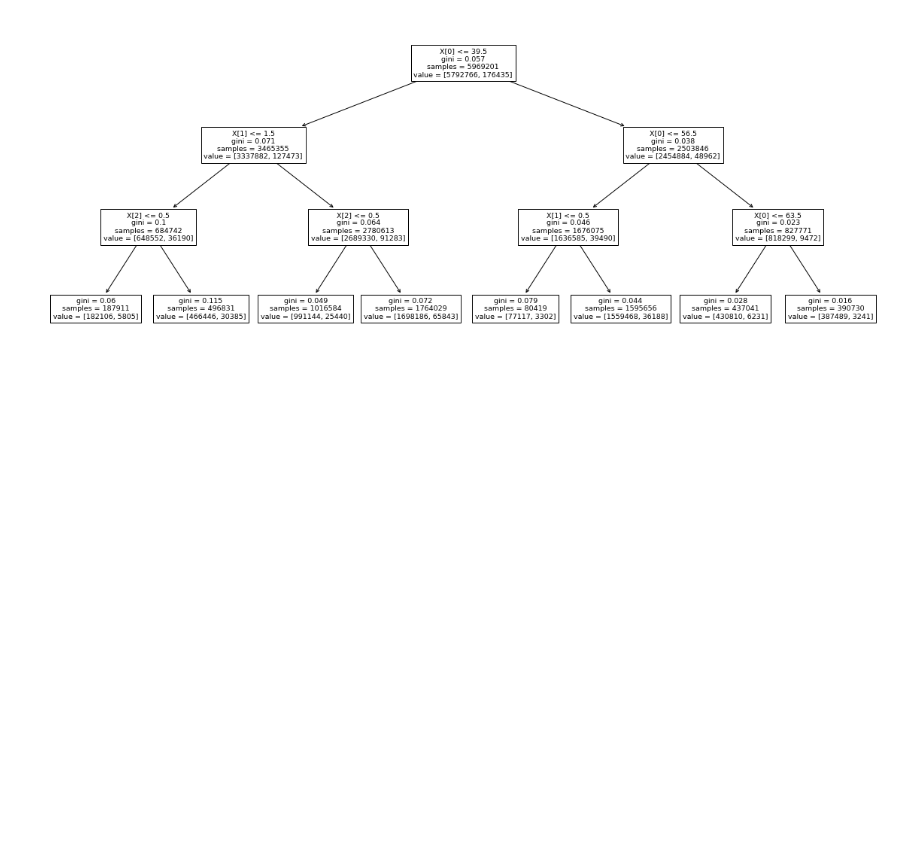
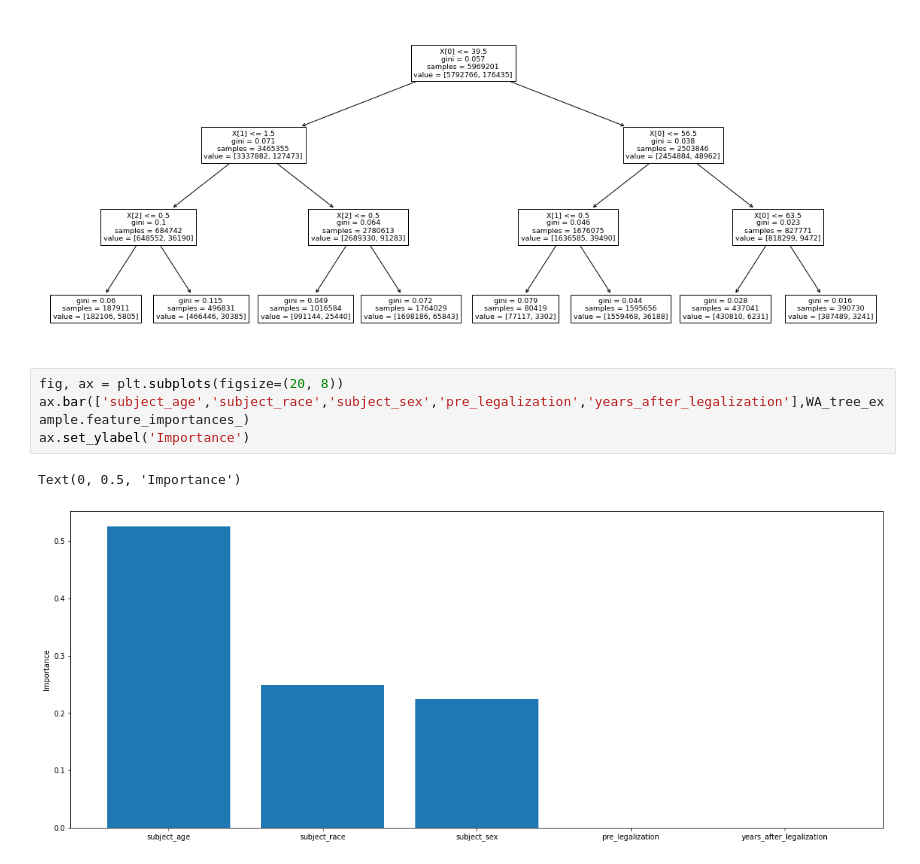
Before and after one commit to epfl-ada/ada-2020-project-milestone-p3-p3_devilllino, a Jupyter notebook: milestone_3.ipynb, the cells around one changed output. Drawn from its saved outputs; the diff is of its cells as text; blank space fills up the shorter version.

Commit message:
Second visualization

```diff
--- a/milestone_3.ipynb
+++ b/milestone_3.ipynb
@@ -354,3 +354,10 @@ plot_tree(WA_tree_example, ax=axis)
  Text(906.75, 54.360000000000014, 'gini = 0.028\nsamples = 437041\nvalue = [430810, 6231]'),
  Text(1046.25, 54.360000000000014, 'gini = 0.016\nsamples = 390730\nvalue = [387489, 3241]')]
 [figure]
+# %%
+fig, ax = plt.subplots(figsize=(20, 8))
+ax.bar(['subject_age','subject_race','subject_sex','pre_legalization','years_after_legalization'],WA_tree_example.feature_importances_)
+ax.set_ylabel('Importance')
+# %% [output]
+Text(0, 0.5, 'Importance')
+[figure, added]
```
